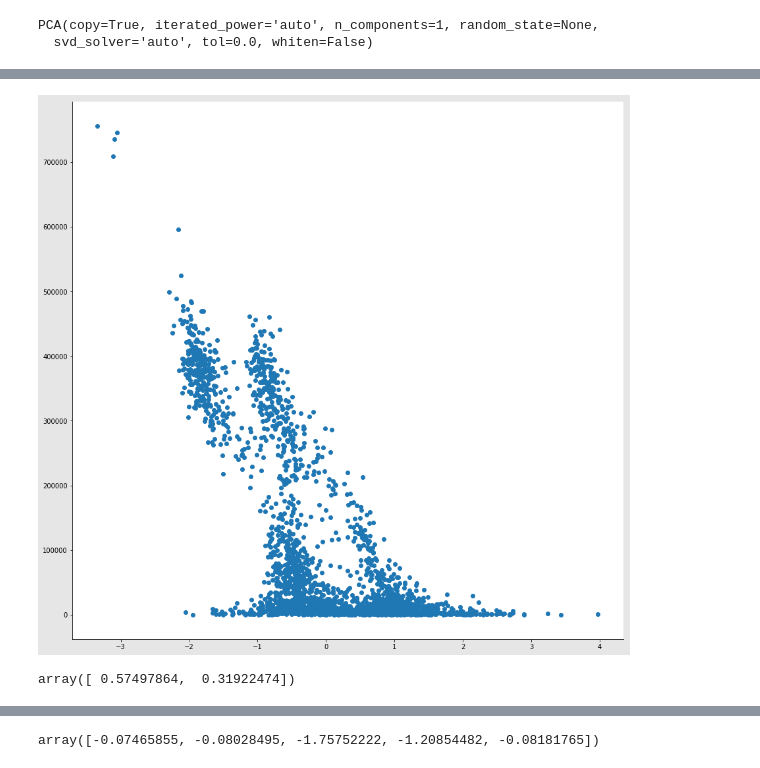
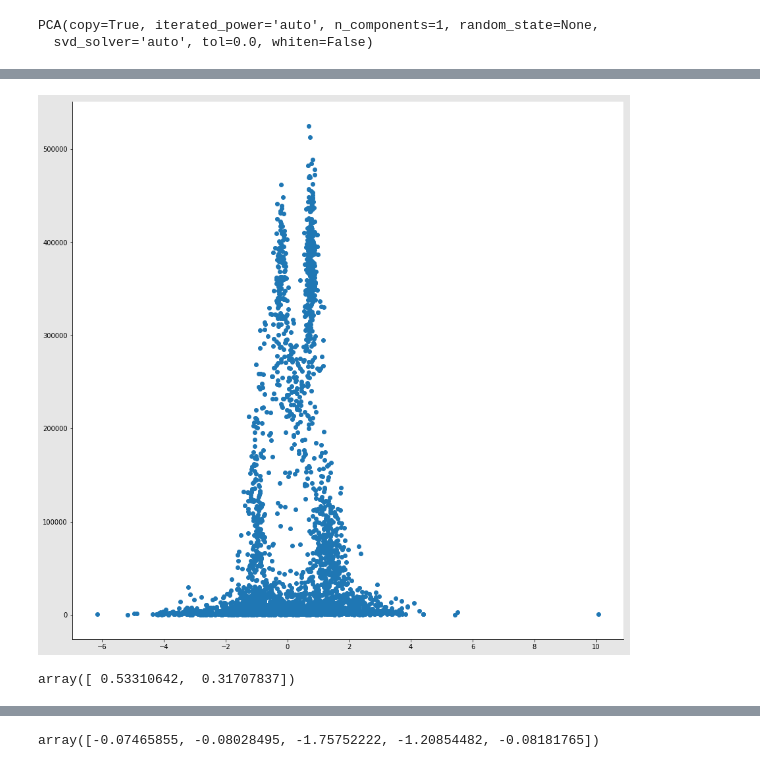
Before and after one commit to Fred-Fan/AML_Final, a Jupyter notebook: Visualization.ipynb, the cells around one changed output, grey strips where cells are left out. Cells and saved outputs as stored; diff of their text form; code cells hidden in the pictures.

```diff
--- a/Visualization.ipynb
+++ b/Visualization.ipynb
@@ -17,0 +47,4 @@ life_cycle.head()
+# %%
+t0 = t0[['bike_group','Tempbyduration', 'Humibyduration', 'Presbyduration', 'Dewbyduration','Visibyduration']]
+# %%
+life_weather_1 = life_weather.merge(t0, left_on='bike_group', right_on='bike_group')
@@ -17,0 +168,2 @@ life_cycle.head()
+# %%
+life_weather = life_weather_1.copy()
@@ -195,7 +355,7 @@ plt.show()
 def standardize(raw_data):
     return ((raw_data - np.mean(raw_data, axis = 0)) / np.std(raw_data, axis = 0))
 # %%
-t = standardize(life_cycle[['Temperature', 'MeanTemp']])
+t = standardize(life_weather[['Tempbyduration', 'MeanTemp']])
 # %%
 t.head()
 # %% [output]
@@ -225,23 +385,23 @@ len(TempIndex)
 # %%
 fig, ax = plt.subplots(figsize = [15,15], facecolor=[0.9,0.9,0.9])
 
 ax.spines['right'].set_color('none')
 ax.spines['top'].set_color('none')
 
 ax.xaxis.set_ticks_position('bottom')
 #ax.spines['bottom'].set_position(('data',0)) # set position of x spine to x=0
 
 ax.yaxis.set_ticks_position('left')
 #ax.spines['left'].set_position(('data',0))   # set position of y spine to y=0
 
 x_axis=TempIndex
-y_axis=life_cycle.duration
+y_axis=life_weather.Meanduration_sec
 
 ax.scatter(x_axis, y_axis)
 #plt.xlabel('the level of household head education')
 #plt.ylabel('the average enrollment rate (1997)')
 #plt.title('Scatter plot of household head education & average enrollment rate (1997)')
 
 plt.show()
 # %% [output]
-[figure, old version]
+[figure, new version]
@@ -250,10 +410,10 @@ t = standardize(life_cycle[['MeanTemp', 'MeanHumi', 'MeanPres', 'MeanDew']])
 # %%
 pca = PCA(n_components=2)
 pca.fit(t)
-TempIndex = pd.DataFrame(pca.fit_transform(t))
+WeatherIndex = pd.DataFrame(pca.fit_transform(t))
 pca.explained_variance_ratio_
 # %% [output]
-array([ 0.57497864,  0.31922474])
+array([ 0.53310642,  0.31707837])
 # %%
 fig, ax = plt.subplots(figsize = [15,15], facecolor=[0.9,0.9,0.9])
 
```
Also changed, not shown: parts of 49 cells of this notebook, 3 other files.
